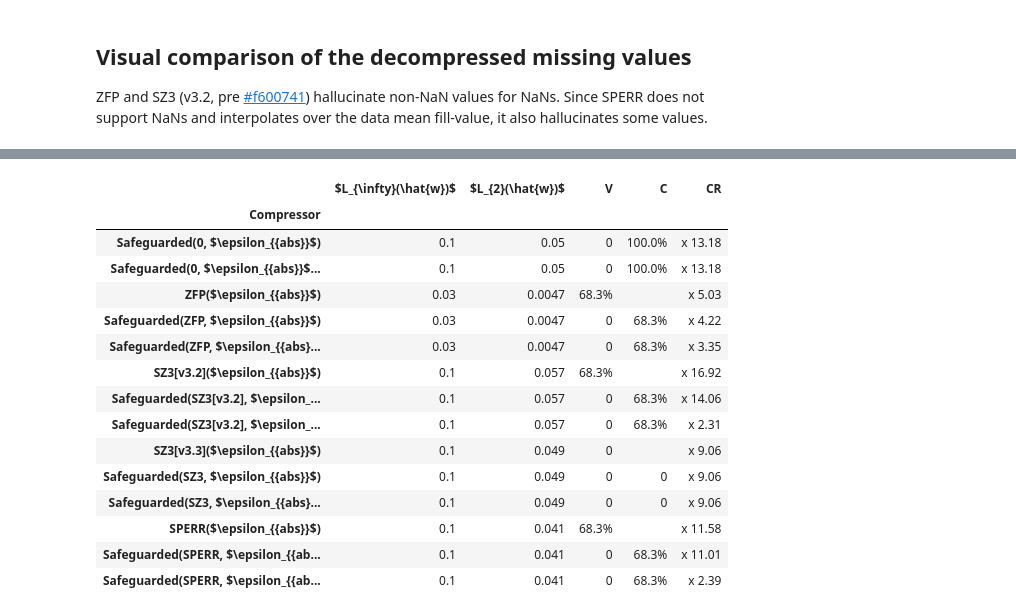
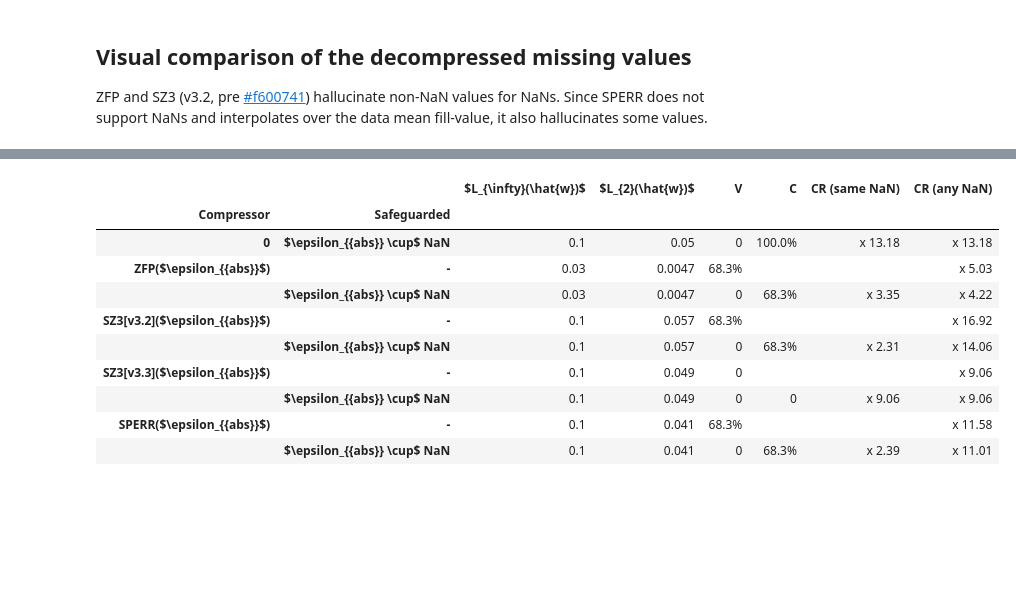
Before and after one commit to juntyr/compression-safeguards, a Jupyter notebook: examples/nan.ipynb, the cells around one changed output, grey strips where cells are left out. Cells and saved outputs as stored; diff of their text form; code cells hidden in the pictures; blank space fills up the shorter version.

Commit message:
clean up the table

```diff
--- a/examples/nan.ipynb
+++ b/examples/nan.ipynb
@@ -371,8 +362,10 @@ def table_wvpa(
     da: xr.DataArray,
     cr,
     title,
+    safeguarded,
     eb_abs,
     corr=None,
+    cr_nan=None,
 ):
     err_inf = np.amax(np.abs(da - wvpa))
     err_2 = np.sqrt(np.mean(np.square(da - wvpa)))
@@ -398,6 +391,7 @@ def table_wvpa(
     return pd.DataFrame(
         {
             "Compressor": [title],
+            "Safeguarded": [safeguarded],
             r"$L_{\infty}(\hat{w})$": [
                 f"{err_inf:.02}",
             ],
@@ -406,7 +400,8 @@ def table_wvpa(
             ],
             "V": [err_v],
             "C": [corr],
-            "CR": [
+            "CR (same NaN)": ["" if cr_nan is None else f"x {np.round(cr_nan, 2)}"],
+            "CR (any NaN)": [
                 f"x {np.round(cr, 2)}",
             ],
         }
@@ -507,120 +497,94 @@ wvpa_table = pd.concat(
         table_wvpa(
             wvpa_sg["zero"],
             wvpa_sg_cr["zero"],
-            r"Safeguarded(0, $\epsilon_{{abs}}$)",
+            "0",
+            r"$\epsilon_{{abs}} \cup$ NaN",
             eb_abs=eb_abs,
             corr=wvpa_zero,
-        ),
-        table_wvpa(
-            wvpa_sg_nan["zero"],
-            wvpa_sg_nan_cr["zero"],
-            r"Safeguarded(0, $\epsilon_{{abs}}$, NaN)",
-            eb_abs=eb_abs,
-            corr=wvpa_zero,
+            cr_nan=wvpa_sg_nan_cr["zero"],
         ),
         table_wvpa(
             wvpa_zfp,
             wvpa_zfp_cr,
             r"ZFP($\epsilon_{{abs}}$)",
+            "-",
             eb_abs=eb_abs,
         ),
         table_wvpa(
             wvpa_sg["zfp.rs"],
             wvpa_sg_cr["zfp.rs"],
-            r"Safeguarded(ZFP, $\epsilon_{{abs}}$)",
+            r"ZFP($\epsilon_{{abs}}$)",
+            r"$\epsilon_{{abs}} \cup$ NaN",
             eb_abs=eb_abs,
             corr=wvpa_zfp,
-        ),
-        table_wvpa(
-            wvpa_sg_nan["zfp.rs"],
-            wvpa_sg_nan_cr["zfp.rs"],
-            r"Safeguarded(ZFP, $\epsilon_{{abs}}$, NaN)",
-            eb_abs=eb_abs,
-            corr=wvpa_zfp,
+            cr_nan=wvpa_sg_nan_cr["zfp.rs"],
         ),
         table_wvpa(
             wvpa_sz3_2,
             wvpa_sz3_2_cr,
             r"SZ3[v3.2]($\epsilon_{{abs}}$)",
+            "-",
             eb_abs=eb_abs,
         ),
         table_wvpa(
             wvpa_sg["sz3.2.rs"],
             wvpa_sg_cr["sz3.2.rs"],
-            r"Safeguarded(SZ3[v3.2], $\epsilon_{{abs}}$)",
+            r"SZ3[v3.2]($\epsilon_{{abs}}$)",
+            r"$\epsilon_{{abs}} \cup$ NaN",
             eb_abs=eb_abs,
             corr=wvpa_sz3_2,
-        ),
-        table_wvpa(
-            wvpa_sg_nan["sz3.2.rs"],
-            wvpa_sg_nan_cr["sz3.2.rs"],
-            r"Safeguarded(SZ3[v3.2], $\epsilon_{{abs}}$, NaN)",
-            eb_abs=eb_abs,
-            corr=wvpa_sz3_2,
+            cr_nan=wvpa_sg_nan_cr["sz3.2.rs"],
         ),
         table_wvpa(
             wvpa_sz3_3,
             wvpa_sz3_3_cr,
             r"SZ3[v3.3]($\epsilon_{{abs}}$)",
+            "-",
             eb_abs=eb_abs,
         ),
         table_wvpa(
             wvpa_sg["sz3.3.rs"],
             wvpa_sg_cr["sz3.3.rs"],
-            r"Safeguarded(SZ3, $\epsilon_{{abs}}$)",
+            r"SZ3[v3.3]($\epsilon_{{abs}}$)",
+            r"$\epsilon_{{abs}} \cup$ NaN",
             eb_abs=eb_abs,
             corr=wvpa_sz3_3,
-        ),
-        table_wvpa(
-            wvpa_sg_nan["sz3.3.rs"],
-            wvpa_sg_nan_cr["sz3.3.rs"],
-            r"Safeguarded(SZ3, $\epsilon_{{abs}}$, NaN)",
-            eb_abs=eb_abs,
-            corr=wvpa_sz3_3,
+            cr_nan=wvpa_sg_nan_cr["sz3.3.rs"],
         ),
         table_wvpa(
             wvpa_sperr,
             wvpa_sperr_cr,
             r"SPERR($\epsilon_{{abs}}$)",
+            "-",
             eb_abs=eb_abs,
         ),
         table_wvpa(
             wvpa_sg["sperr.rs"],
             wvpa_sg_cr["sperr.rs"],
-            r"Safeguarded(SPERR, $\epsilon_{{abs}}$)",
+            r"SPERR($\epsilon_{{abs}}$)",
+            r"$\epsilon_{{abs}} \cup$ NaN",
             eb_abs=eb_abs,
             corr=wvpa_sperr,
-        ),
-        table_wvpa(
-            wvpa_sg_nan["sperr.rs"],
-            wvpa_sg_nan_cr["sperr.rs"],
-            r"Safeguarded(SPERR, $\epsilon_{{abs}}$, NaN)",
-            eb_abs=eb_abs,
-            corr=wvpa_sperr,
+            cr_nan=wvpa_sg_nan_cr["sperr.rs"],
         ),
     ]
-).set_index(["Compressor"])
+).set_index(["Compressor", "Safeguarded"])
 
 wvpa_table.to_latex("nan.tex", escape=True)
 
 wvpa_table
 # %% [output]
-|  | $L_{\infty}(\hat{w})$ | $L_{2}(\hat{w})$ | V | C | CR |
-| Compressor |  |  |  |  |  |
-| Safeguarded(0, $\epsilon_{{abs}}$) | 0.1 | 0.05 | 0 | 100.0% | x 13.18 |
-| Safeguarded(0, $\epsilon_{{abs}}$... | 0.1 | 0.05 | 0 | 100.0% | x 13.18 |
-| ZFP($\epsilon_{{abs}}$) | 0.03 | 0.0047 | 68.3% |  | x 5.03 |
-| Safeguarded(ZFP, $\epsilon_{{abs}}$) | 0.03 | 0.0047 | 0 | 68.3% | x 4.22 |
-| Safeguarded(ZFP, $\epsilon_{{abs}... | 0.03 | 0.0047 | 0 | 68.3% | x 3.35 |
-| SZ3[v3.2]($\epsilon_{{abs}}$) | 0.1 | 0.057 | 68.3% |  | x 16.92 |
-| Safeguarded(SZ3[v3.2], $\epsilon_... | 0.1 | 0.057 | 0 | 68.3% | x 14.06 |
-| Safeguarded(SZ3[v3.2], $\epsilon_... | 0.1 | 0.057 | 0 | 68.3% | x 2.31 |
-| SZ3[v3.3]($\epsilon_{{abs}}$) | 0.1 | 0.049 | 0 |  | x 9.06 |
-| Safeguarded(SZ3, $\epsilon_{{abs}}$) | 0.1 | 0.049 | 0 | 0 | x 9.06 |
-| Safeguarded(SZ3, $\epsilon_{{abs}... | 0.1 | 0.049 | 0 | 0 | x 9.06 |
-| SPERR($\epsilon_{{abs}}$) | 0.1 | 0.041 | 68.3% |  | x 11.58 |
-| Safeguarded(SPERR, $\epsilon_{{ab... | 0.1 | 0.041 | 0 | 68.3% | x 11.01 |
-| Safeguarded(SPERR, $\epsilon_{{ab... | 0.1 | 0.041 | 0 | 68.3% | x 2.39 |
+|  |  | $L_{\infty}(\hat{w})$ | $L_{2}(\hat{w})$ | V | C | CR (same NaN) | CR (any NaN) |
+| Compressor | Safeguarded |  |  |  |  |  |  |
+| 0 | $\epsilon_{{abs}} \cup$ NaN | 0.1 | 0.05 | 0 | 100.0% | x 13.18 | x 13.18 |
+| ZFP($\epsilon_{{abs}}$) | - | 0.03 | 0.0047 | 68.3% |  |  | x 5.03 |
+|  | $\epsilon_{{abs}} \cup$ NaN | 0.03 | 0.0047 | 0 | 68.3% | x 3.35 | x 4.22 |
+| SZ3[v3.2]($\epsilon_{{abs}}$) | - | 0.1 | 0.057 | 68.3% |  |  | x 16.92 |
+|  | $\epsilon_{{abs}} \cup$ NaN | 0.1 | 0.057 | 0 | 68.3% | x 2.31 | x 14.06 |
+| SZ3[v3.3]($\epsilon_{{abs}}$) | - | 0.1 | 0.049 | 0 |  |  | x 9.06 |
+|  | $\epsilon_{{abs}} \cup$ NaN | 0.1 | 0.049 | 0 | 0 | x 9.06 | x 9.06 |
+| SPERR($\epsilon_{{abs}}$) | - | 0.1 | 0.041 | 68.3% |  |  | x 11.58 |
+|  | $\epsilon_{{abs}} \cup$ NaN | 0.1 | 0.041 | 0 | 68.3% | x 2.39 | x 11.01 |
 # %%
 fig = earthkit.plots.Figure(
     size=(10, 5),
```
Also changed, not shown: parts of 3 cells of this notebook.
